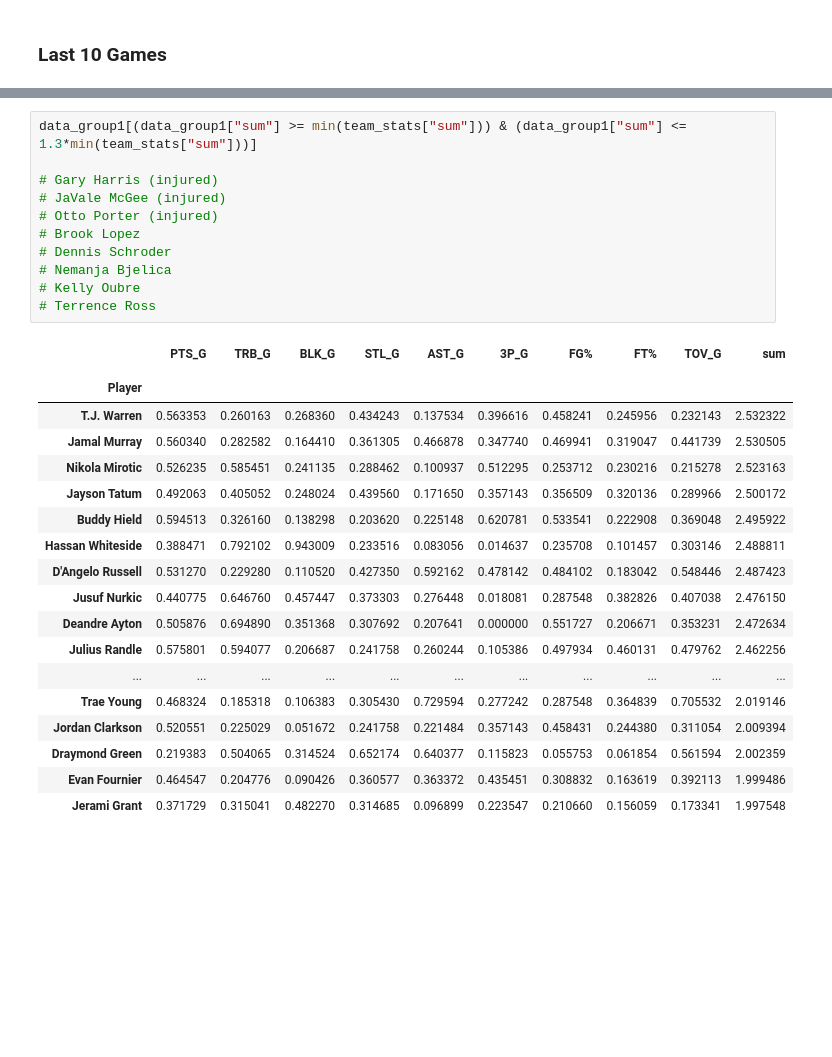
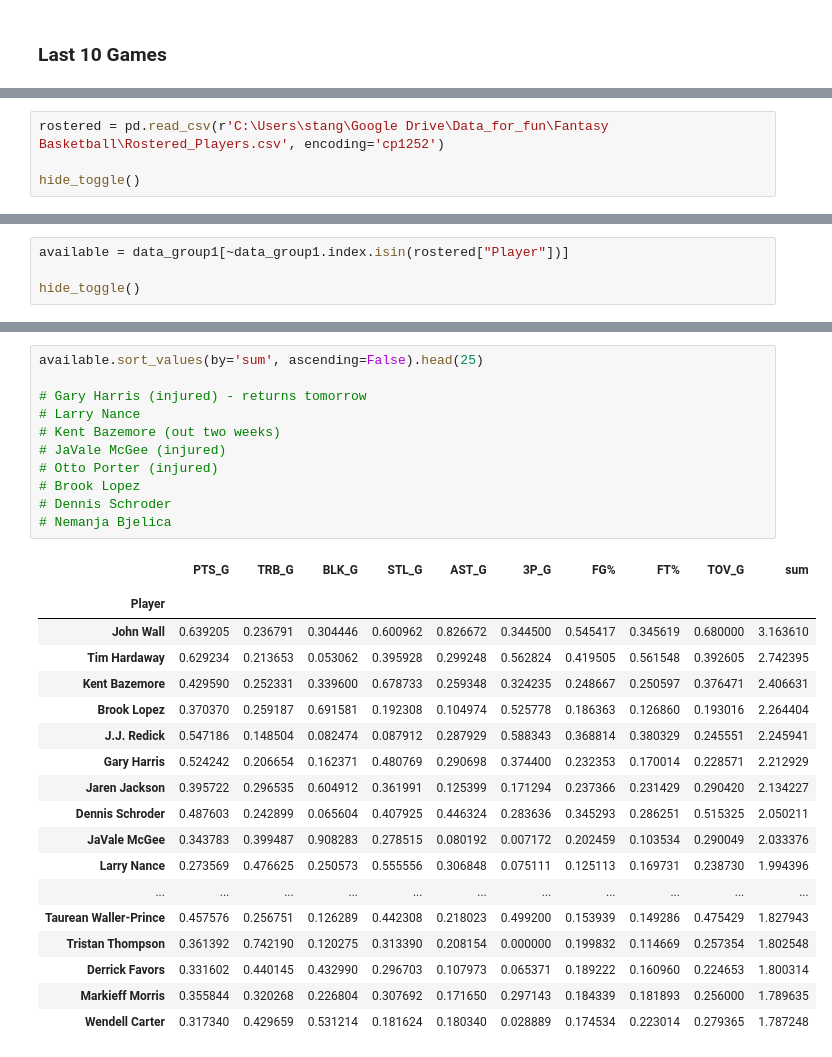
Before and after one commit to smtangen/personal_repository, a Jupyter notebook: Fantasy Basketball/FB_TeamTracker.ipynb, the cells around one changed output, grey strips where cells are left out. Cells and saved outputs as stored; diff of their text form; blank space fills up the shorter version.

```diff
--- a/Fantasy Basketball/FB_TeamTracker.ipynb
+++ b/Fantasy Basketball/FB_TeamTracker.ipynb
@@ -172,0 +282,4 @@ dtype: float64
+# %%
+rostered = pd.read_csv(r'C:\Users\stang\Google Drive\Data_for_fun\Fantasy Basketball\Rostered_Players.csv', encoding='cp1252')
+
+hide_toggle()
@@ -172,0 +288,4 @@ dtype: float64
+# %%
+available = data_group1[~data_group1.index.isin(rostered["Player"])]
+
+hide_toggle()
@@ -173,31 +294,31 @@ dtype: float64
 # %%
-data_group1[(data_group1["sum"] >= min(team_stats["sum"])) & (data_group1["sum"] <= 1.3*min(team_stats["sum"]))]
+available.sort_values(by='sum', ascending=False).head(25)
 
-# Gary Harris (injured)
+# Gary Harris (injured) - returns tomorrow
+# Larry Nance
+# Kent Bazemore (out two weeks)
 # JaVale McGee (injured)
 # Otto Porter (injured)
 # Brook Lopez
 # Dennis Schroder
 # Nemanja Bjelica
-# Kelly Oubre
-# Terrence Ross
 # %% [output]
 |  | PTS_G | TRB_G | BLK_G | STL_G | AST_G | 3P_G | FG% | FT% | TOV_G | sum |
 |  |  |  |  |  |  |  |  |  |  |  |
 | Player |  |  |  |  |  |  |  |  |  |  |
-| T.J. Warren | 0.563353 | 0.260163 | 0.268360 | 0.434243 | 0.137534 | 0.396616 | 0.458241 | 0.245956 | 0.232143 | 2.532322 |
-| Jamal Murray | 0.560340 | 0.282582 | 0.164410 | 0.361305 | 0.466878 | 0.347740 | 0.469941 | 0.319047 | 0.441739 | 2.530505 |
-| Nikola Mirotic | 0.526235 | 0.585451 | 0.241135 | 0.288462 | 0.100937 | 0.512295 | 0.253712 | 0.230216 | 0.215278 | 2.523163 |
-| Jayson Tatum | 0.492063 | 0.405052 | 0.248024 | 0.439560 | 0.171650 | 0.357143 | 0.356509 | 0.320136 | 0.289966 | 2.500172 |
-| Buddy Hield | 0.594513 | 0.326160 | 0.138298 | 0.203620 | 0.225148 | 0.620781 | 0.533541 | 0.222908 | 0.369048 | 2.495922 |
-| Hassan Whiteside | 0.388471 | 0.792102 | 0.943009 | 0.233516 | 0.083056 | 0.014637 | 0.235708 | 0.101457 | 0.303146 | 2.488811 |
-| D'Angelo Russell | 0.531270 | 0.229280 | 0.110520 | 0.427350 | 0.592162 | 0.478142 | 0.484102 | 0.183042 | 0.548446 | 2.487423 |
-| Jusuf Nurkic | 0.440775 | 0.646760 | 0.457447 | 0.373303 | 0.276448 | 0.018081 | 0.287548 | 0.382826 | 0.407038 | 2.476150 |
-| Deandre Ayton | 0.505876 | 0.694890 | 0.351368 | 0.307692 | 0.207641 | 0.000000 | 0.551727 | 0.206671 | 0.353231 | 2.472634 |
-| Julius Randle | 0.575801 | 0.594077 | 0.206687 | 0.241758 | 0.260244 | 0.105386 | 0.497934 | 0.460131 | 0.479762 | 2.462256 |
+| John Wall | 0.639205 | 0.236791 | 0.304446 | 0.600962 | 0.826672 | 0.344500 | 0.545417 | 0.345619 | 0.680000 | 3.163610 |
+| Tim Hardaway | 0.629234 | 0.213653 | 0.053062 | 0.395928 | 0.299248 | 0.562824 | 0.419505 | 0.561548 | 0.392605 | 2.742395 |
+| Kent Bazemore | 0.429590 | 0.252331 | 0.339600 | 0.678733 | 0.259348 | 0.324235 | 0.248667 | 0.250597 | 0.376471 | 2.406631 |
+| Brook Lopez | 0.370370 | 0.259187 | 0.691581 | 0.192308 | 0.104974 | 0.525778 | 0.186363 | 0.126860 | 0.193016 | 2.264404 |
+| J.J. Redick | 0.547186 | 0.148504 | 0.082474 | 0.087912 | 0.287929 | 0.588343 | 0.368814 | 0.380329 | 0.245551 | 2.245941 |
+| Gary Harris | 0.524242 | 0.206654 | 0.162371 | 0.480769 | 0.290698 | 0.374400 | 0.232353 | 0.170014 | 0.228571 | 2.212929 |
+| Jaren Jackson | 0.395722 | 0.296535 | 0.604912 | 0.361991 | 0.125399 | 0.171294 | 0.237366 | 0.231429 | 0.290420 | 2.134227 |
+| Dennis Schroder | 0.487603 | 0.242899 | 0.065604 | 0.407925 | 0.446324 | 0.283636 | 0.345293 | 0.286251 | 0.515325 | 2.050211 |
+| JaVale McGee | 0.343783 | 0.399487 | 0.908283 | 0.278515 | 0.080192 | 0.007172 | 0.202459 | 0.103534 | 0.290049 | 2.033376 |
+| Larry Nance | 0.273569 | 0.476625 | 0.250573 | 0.555556 | 0.306848 | 0.075111 | 0.125113 | 0.169731 | 0.238730 | 1.994396 |
 | ... | ... | ... | ... | ... | ... | ... | ... | ... | ... | ... |
-| Trae Young | 0.468324 | 0.185318 | 0.106383 | 0.305430 | 0.729594 | 0.277242 | 0.287548 | 0.364839 | 0.705532 | 2.019146 |
-| Jordan Clarkson | 0.520551 | 0.225029 | 0.051672 | 0.241758 | 0.221484 | 0.357143 | 0.458431 | 0.244380 | 0.311054 | 2.009394 |
-| Draymond Green | 0.219383 | 0.504065 | 0.314524 | 0.652174 | 0.640377 | 0.115823 | 0.055753 | 0.061854 | 0.561594 | 2.002359 |
-| Evan Fournier | 0.464547 | 0.204776 | 0.090426 | 0.360577 | 0.363372 | 0.435451 | 0.308832 | 0.163619 | 0.392113 | 1.999486 |
-| Jerami Grant | 0.371729 | 0.315041 | 0.482270 | 0.314685 | 0.096899 | 0.223547 | 0.210660 | 0.156059 | 0.173341 | 1.997548 |
+| Taurean Waller-Prince | 0.457576 | 0.256751 | 0.126289 | 0.442308 | 0.218023 | 0.499200 | 0.153939 | 0.149286 | 0.475429 | 1.827943 |
+| Tristan Thompson | 0.361392 | 0.742190 | 0.120275 | 0.313390 | 0.208154 | 0.000000 | 0.199832 | 0.114669 | 0.257354 | 1.802548 |
+| Derrick Favors | 0.331602 | 0.440145 | 0.432990 | 0.296703 | 0.107973 | 0.065371 | 0.189222 | 0.160960 | 0.224653 | 1.800314 |
+| Markieff Morris | 0.355844 | 0.320268 | 0.226804 | 0.307692 | 0.171650 | 0.297143 | 0.184339 | 0.181893 | 0.256000 | 1.789635 |
+| Wendell Carter | 0.317340 | 0.429659 | 0.531214 | 0.181624 | 0.180340 | 0.028889 | 0.174534 | 0.223014 | 0.279365 | 1.787248 |
```
Also changed, not shown: parts of 30 cells of this notebook.
